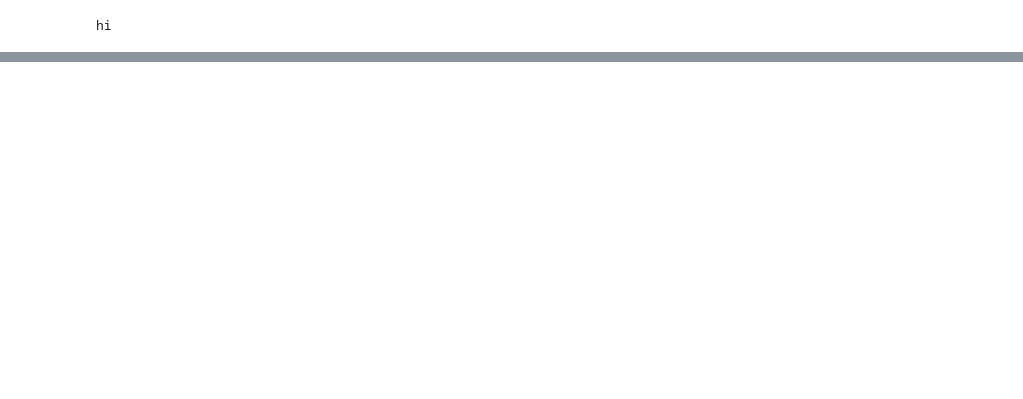
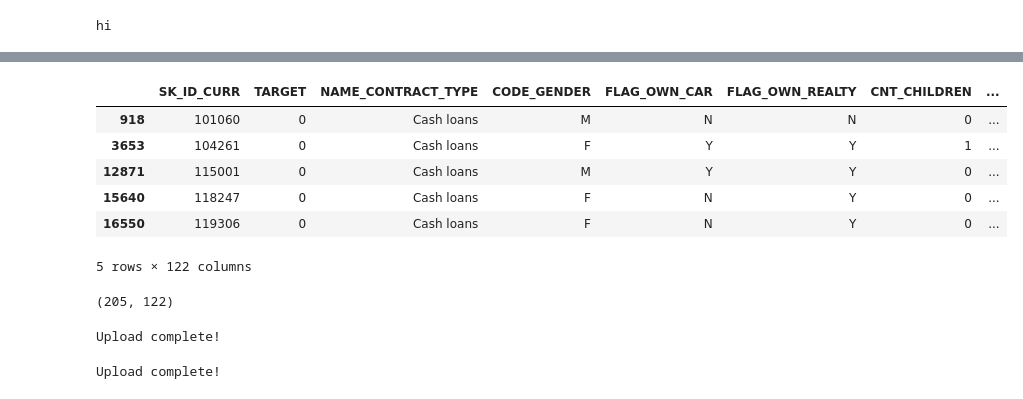
Before and after one commit to vijaytakbhate2002/data_science_learning_playground, a Jupyter notebook: SQL/database_setup.ipynb, the cells around one changed output, grey strips where cells are left out. Saved outputs shown, nothing was run; the diff lists cells and outputs as text; code cells hidden in the pictures; blank space fills up the shorter version.

```diff
--- a/SQL/database_setup.ipynb
+++ b/SQL/database_setup.ipynb
@@ -15,0 +46,4 @@ df.head()
+# %%
+first_1000= df.head(1000)
+first_1000.rename(columns={col: col.lower().strip() for col in first_1000.columns}, inplace=True)
+first_1000.head()
@@ -15,0 +57,16 @@ df.head()
+# %%
+applications = pd.read_csv('home-credit-default-risk\\application_train.csv')
+apps = applications[applications['SK_ID_CURR'].isin(first_1000['sk_id_curr'])]
+apps.head()
+# %% [output]
+|  | SK_ID_CURR | TARGET | NAME_CONTRACT_TYPE | CODE_GENDER | FLAG_OWN_CAR | FLAG_OWN_REALTY | CNT_CHILDREN | ... |
+| 918 | 101060 | 0 | Cash loans | M | N | N | 0 | ... |
+| 3653 | 104261 | 0 | Cash loans | F | Y | Y | 1 | ... |
+| 12871 | 115001 | 0 | Cash loans | M | Y | Y | 0 | ... |
+| 15640 | 118247 | 0 | Cash loans | F | N | Y | 0 | ... |
+| 16550 | 119306 | 0 | Cash loans | F | N | Y | 0 | ... |
+5 rows × 122 columns
+# %%
+apps.shape
+# %% [output]
+(205, 122)
@@ -16,12 +78,21 @@ df.head()
+# %%
+# 3. Upload and create table automatically
+# 'if_exists=replace' will create the table or overwrite it
+apps.to_sql('applications', engine, index=False, if_exists='replace', chunksize=10000)
+
+print("Upload complete!")
+# %% [output]
+Upload complete!
 # %%
 
 # 2. Create connection string
 # Format: postgresql://username:password@localhost:5432/practice_db
 engine = create_engine('postgresql://postgres@localhost:5432/practice_db')
 # %%
-
 # 3. Upload and create table automatically
 # 'if_exists=replace' will create the table or overwrite it
-df.to_sql('my_large_table', engine, index=False, if_exists='replace', chunksize=10000)
+first_1000.to_sql('bureau_data', engine, index=False, if_exists='replace', chunksize=10000)
 
 print("Upload complete!")
+# %% [output]
+Upload complete!
```
Also changed, not shown: parts of 6 cells of this notebook, 2 other files.
